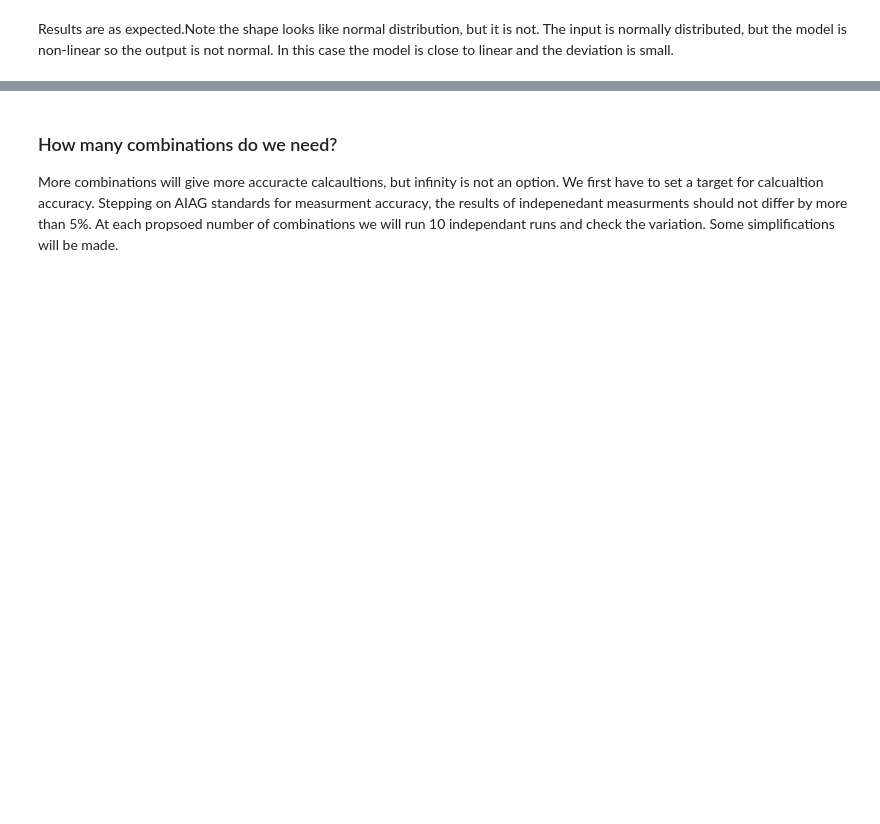
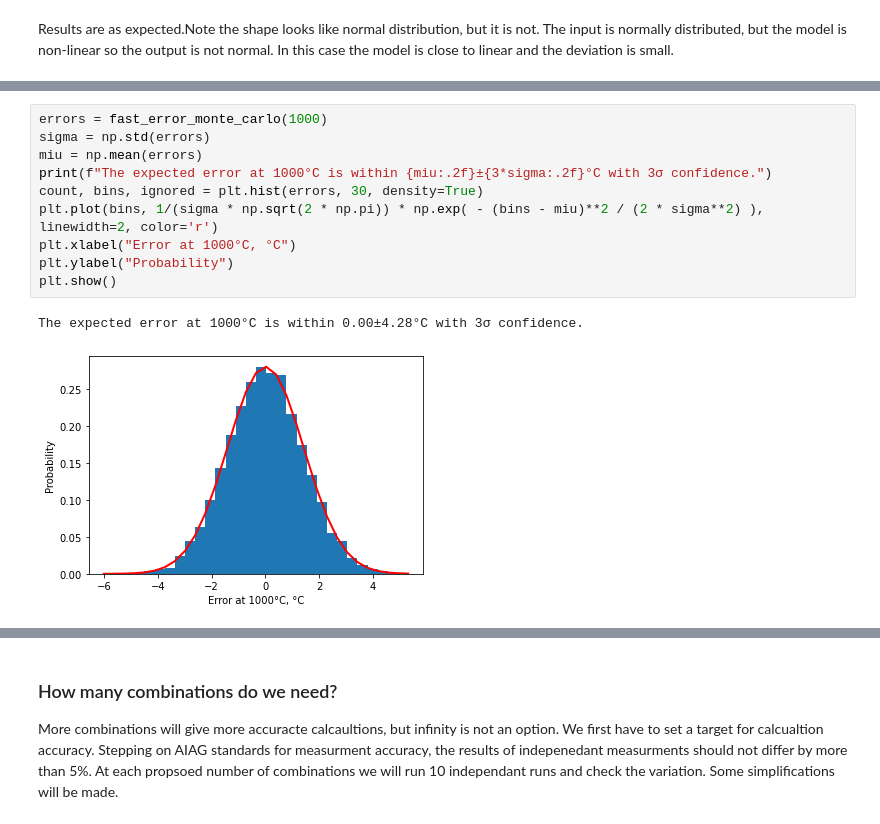
Before and after one commit to Chehlarov/Math-for-devs, a Jupyter notebook: 99 - TC project/N-type thermocouple accuracy calculation using Monte Carlo.ipynb, the cells around one changed output, grey strips where cells are left out. Drawn from its saved outputs; the diff is of its cells as text; blank space fills up the shorter version.

```diff
--- a/99 - TC project/N-type thermocouple accuracy calculation using Monte Carlo.ipynb
+++ b/99 - TC project/N-type thermocouple accuracy calculation using Monte Carlo.ipynb
@@ -228,0 +309,13 @@ Results are as expected.Note the shape looks like normal distribution, but it is
+# %%
+errors = fast_error_monte_carlo(1000)
+sigma = np.std(errors)
+miu = np.mean(errors)
+print(f"The expected error at 1000°C is within {miu:.2f}±{3*sigma:.2f}°C with 3σ confidence.")
+count, bins, ignored = plt.hist(errors, 30, density=True)
+plt.plot(bins, 1/(sigma * np.sqrt(2 * np.pi)) * np.exp( - (bins - miu)**2 / (2 * sigma**2) ), linewidth=2, color='r')
+plt.xlabel("Error at 1000°C, °C")
+plt.ylabel("Probability")
+plt.show()
+# %% [output]
+The expected error at 1000°C is within 0.00±4.28°C with 3σ confidence.
+[figure, added]
```
Also changed, not shown: parts of 7 cells of this notebook.
